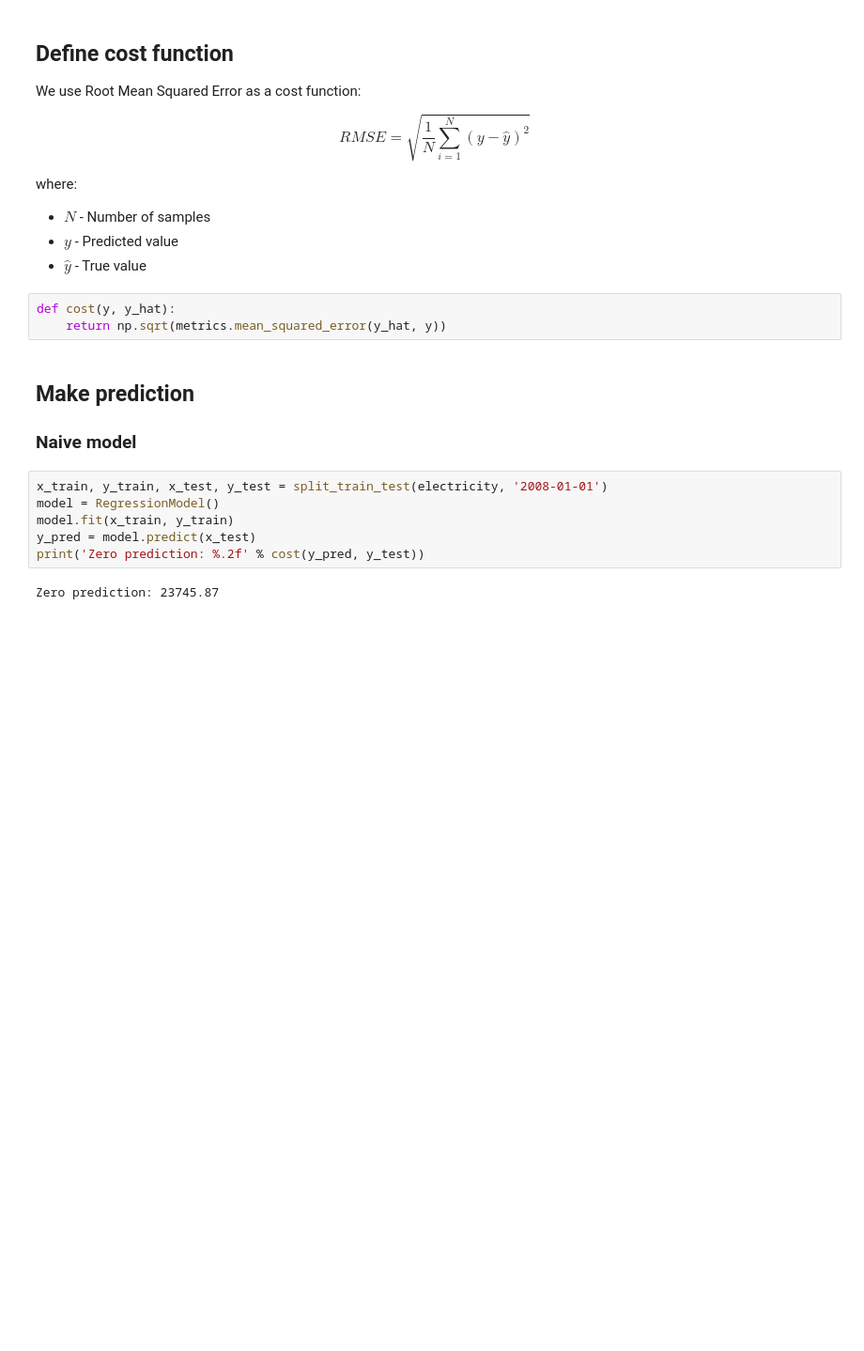
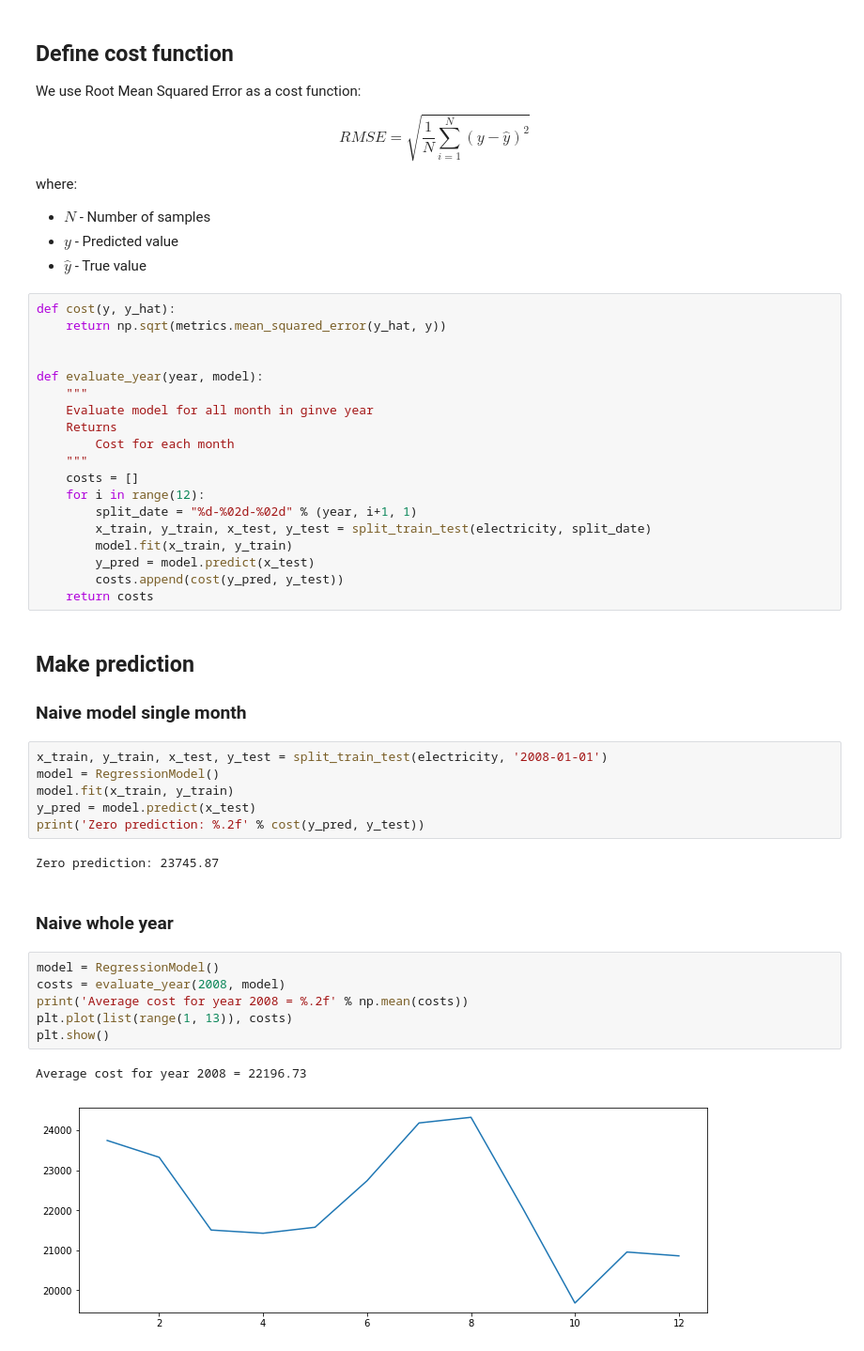
Before and after one commit to carldata/argo, a Jupyter notebook: notebooks/klangner/turkey-electricity.ipynb, the cells around one changed output. Shown at 94% size. Drawn from its saved outputs; the diff is of its cells as text; blank space fills up the shorter version.

Commit message:
Score for the whole year

```diff
--- a/notebooks/klangner/turkey-electricity.ipynb
+++ b/notebooks/klangner/turkey-electricity.ipynb
@@ -130,13 +130,29 @@ where:
   * $N$ - Number of samples
   * $y$ - Predicted value
   * $\hat{y}$ - True value
-# %%
-def cost(y, y_hat):
-    return np.sqrt(metrics.mean_squared_error(y_hat, y))
+# %%
+def cost(y, y_hat):
+    return np.sqrt(metrics.mean_squared_error(y_hat, y))
+
+
+def evaluate_year(year, model):
+    """
+    Evaluate model for all month in ginve year
+    Returns
+        Cost for each month
+    """
+    costs = []
+    for i in range(12):
+        split_date = "%d-%02d-%02d" % (year, i+1, 1)
+        x_train, y_train, x_test, y_test = split_train_test(electricity, split_date)
+        model.fit(x_train, y_train)
+        y_pred = model.predict(x_test)
+        costs.append(cost(y_pred, y_test))
+    return costs
 # %% [markdown]
 ## Make prediction
 
-### Naive model
+### Naive model single month
 # %%
 x_train, y_train, x_test, y_test = split_train_test(electricity, '2008-01-01')
 model = RegressionModel()
@@ -145,3 +161,14 @@ y_pred = model.predict(x_test)
 print('Zero prediction: %.2f' % cost(y_pred, y_test))
 # %% [output]
 Zero prediction: 23745.87
+# %% [markdown]
+### Naive whole year
+# %%
+model = RegressionModel()
+costs = evaluate_year(2008, model)
+print('Average cost for year 2008 = %.2f' % np.mean(costs))
+plt.plot(list(range(1, 13)), costs)
+plt.show()
+# %% [output]
+Average cost for year 2008 = 22196.73
+[figure, added]
```
